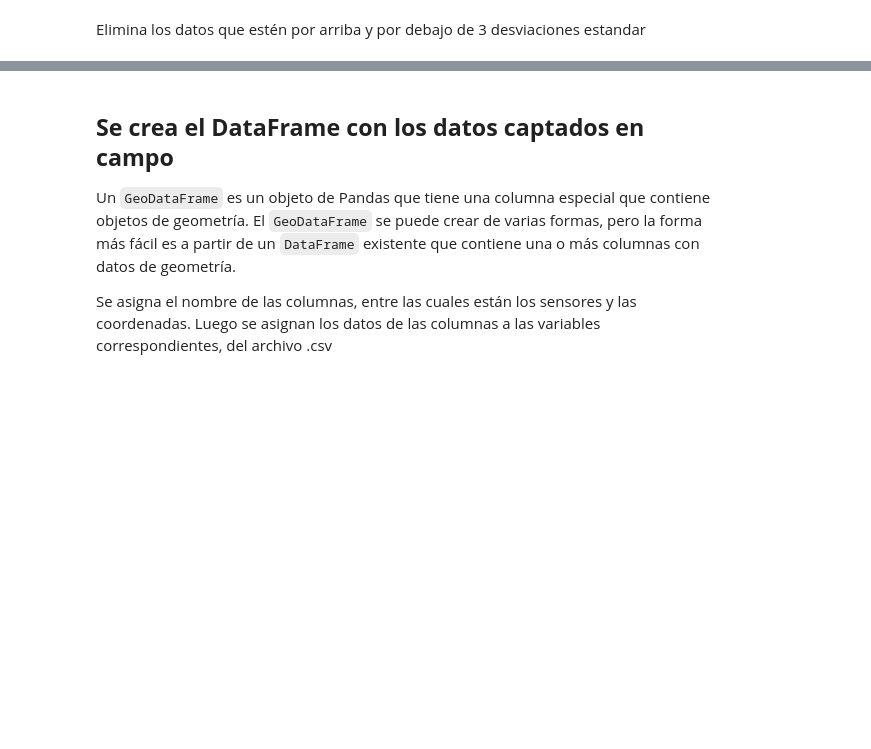
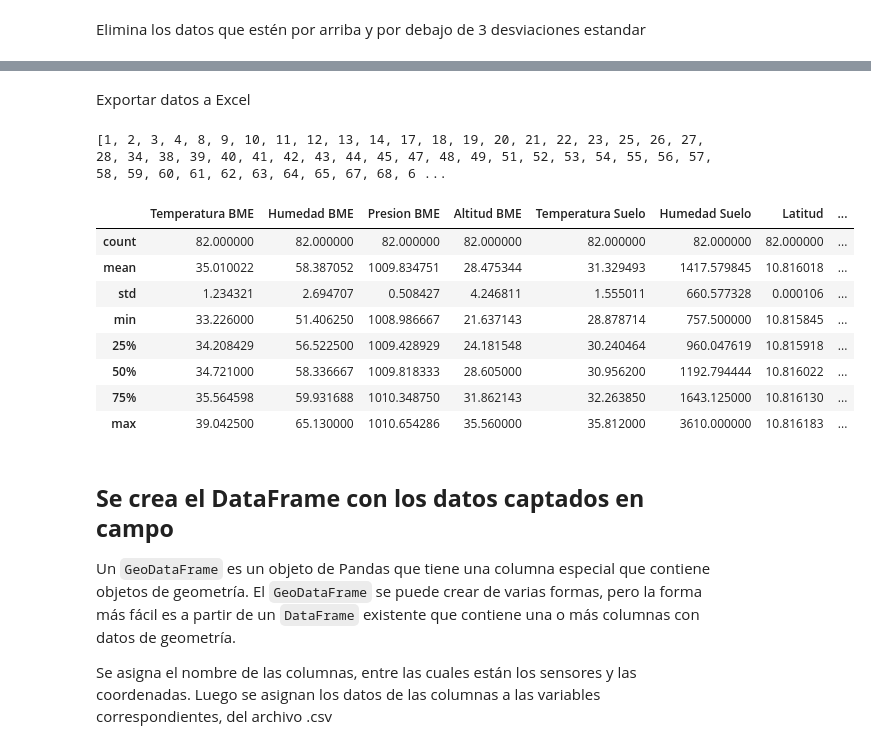
Before and after one commit to miguepoloc/kriging, a Jupyter notebook: csv_to_shape.ipynb, the cells around one changed output, grey strips where cells are left out. Saved outputs shown, nothing was run; the diff lists cells and outputs as text; code cells hidden in the pictures; blank space fills up the shorter version.

```diff
--- a/csv_to_shape.ipynb
+++ b/csv_to_shape.ipynb
@@ -95,0 +96,2 @@ data_sensor.describe()
+# %% [markdown]
+Exportar datos a Excel
@@ -95,0 +100,5 @@ data_sensor.describe()
+# %%
+data_muestra = data_sensor["Muestra"].unique().tolist()
+print(data_muestra)
+# %% [output]
+[1, 2, 3, 4, 8, 9, 10, 11, 12, 13, 14, 17, 18, 19, 20, 21, 22, 23, 25, 26, 27, 28, 34, 38, 39, 40, 41, 42, 43, 44, 45, 47, 48, 49, 51, 52, 53, 54, 55, 56, 57, 58, 59, 60, 61, 62, 63, 64, 65, 67, 68, 6 ...
@@ -96,3 +107,15 @@ data_sensor.describe()
+# %%
+data_media.describe()
+# %% [output]
+|  | Temperatura BME | Humedad BME | Presion BME | Altitud BME | Temperatura Suelo | Humedad Suelo | Latitud | ... |
+| count | 82.000000 | 82.000000 | 82.000000 | 82.000000 | 82.000000 | 82.000000 | 82.000000 | ... |
+| mean | 35.010022 | 58.387052 | 1009.834751 | 28.475344 | 31.329493 | 1417.579845 | 10.816018 | ... |
+| std | 1.234321 | 2.694707 | 0.508427 | 4.246811 | 1.555011 | 660.577328 | 0.000106 | ... |
+| min | 33.226000 | 51.406250 | 1008.986667 | 21.637143 | 28.878714 | 757.500000 | 10.815845 | ... |
+| 25% | 34.208429 | 56.522500 | 1009.428929 | 24.181548 | 30.240464 | 960.047619 | 10.815918 | ... |
+| 50% | 34.721000 | 58.336667 | 1009.818333 | 28.605000 | 30.956200 | 1192.794444 | 10.816022 | ... |
+| 75% | 35.564598 | 59.931688 | 1010.348750 | 31.862143 | 32.263850 | 1643.125000 | 10.816130 | ... |
+| max | 39.042500 | 65.130000 | 1010.654286 | 35.560000 | 35.812000 | 3610.000000 | 10.816183 | ... |
 # %% [markdown]
 **Se crea el DataFrame con los datos captados en campo**
 -----------------
```
Also changed, not shown: parts of 11 cells of this notebook, 1 other file.
